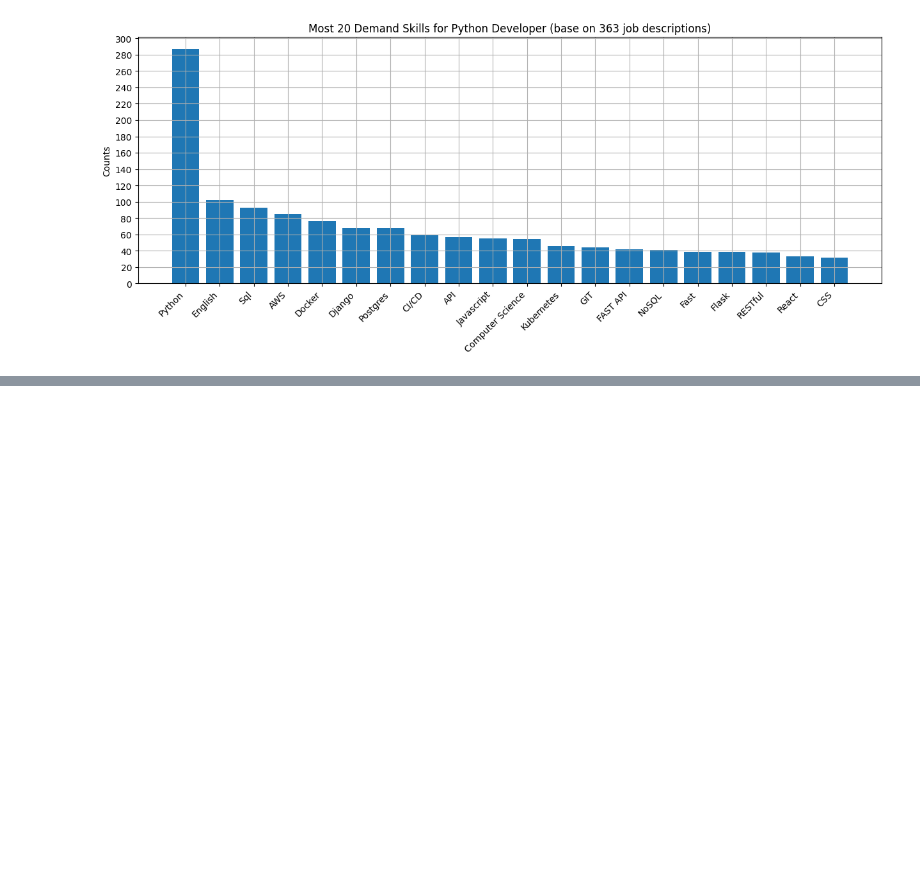
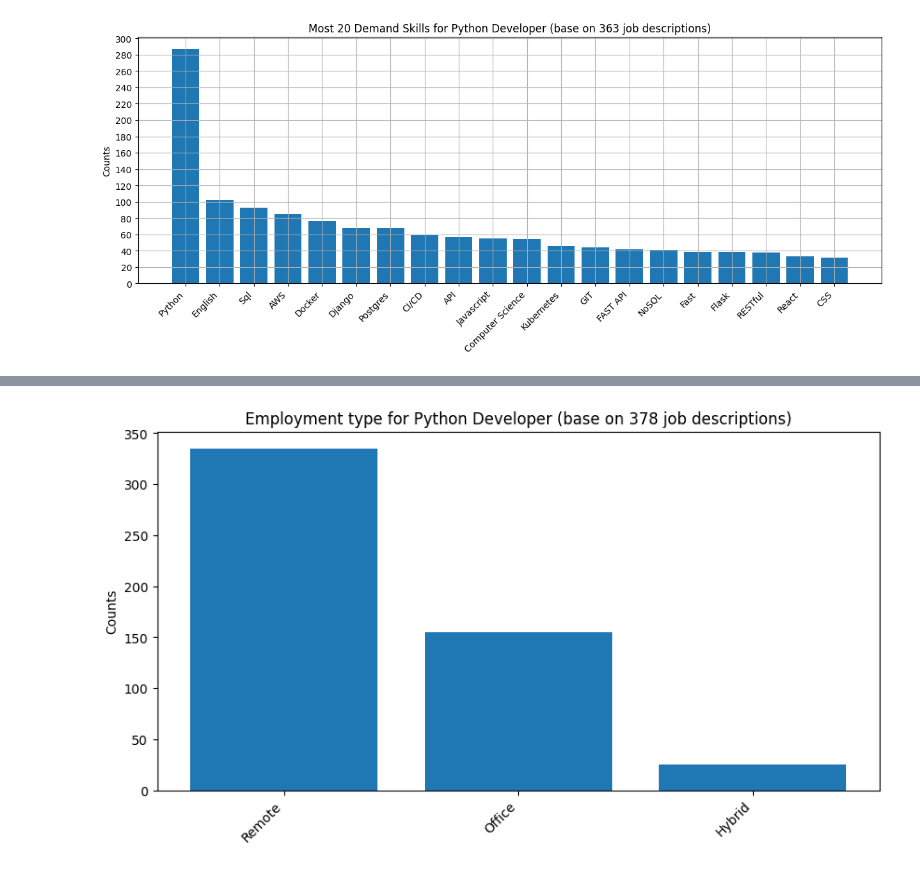
Before and after one commit to danieladdisonorg/Jobsite-Scraper-and-Analyzer, a Jupyter notebook: analyzing/analyze_djinni.ipynb, the cells around one changed output, grey strips where cells are left out. Cells and saved outputs as stored; diff of their text form; code cells hidden in the pictures; blank space fills up the shorter version.

```diff
--- a/analyzing/analyze_djinni.ipynb
+++ b/analyzing/analyze_djinni.ipynb
@@ -117,0 +181,17 @@ plt.show()
+# %%
+# See djinni employment type
+empl_type = pd.Series(df.employment_type.sum())
+empl_type = empl_type.value_counts()
+
+# get top 20 employment type job vacancies offers
+top_empl_types = empl_type[:20]
+
+plt.figure(figsize=(10, 5))
+plt.bar(top_empl_types.index, top_empl_types)
+
+plt.title(f"Employment type for {POSITION} Developer (base on {df.shape[0]} job descriptions)")
+plt.xticks(rotation=45, ha="right")
+plt.ylabel("Counts")
+plt.show()
+# %% [output]
+[figure, added]
```
Also changed, not shown: parts of 10 cells of this notebook.
